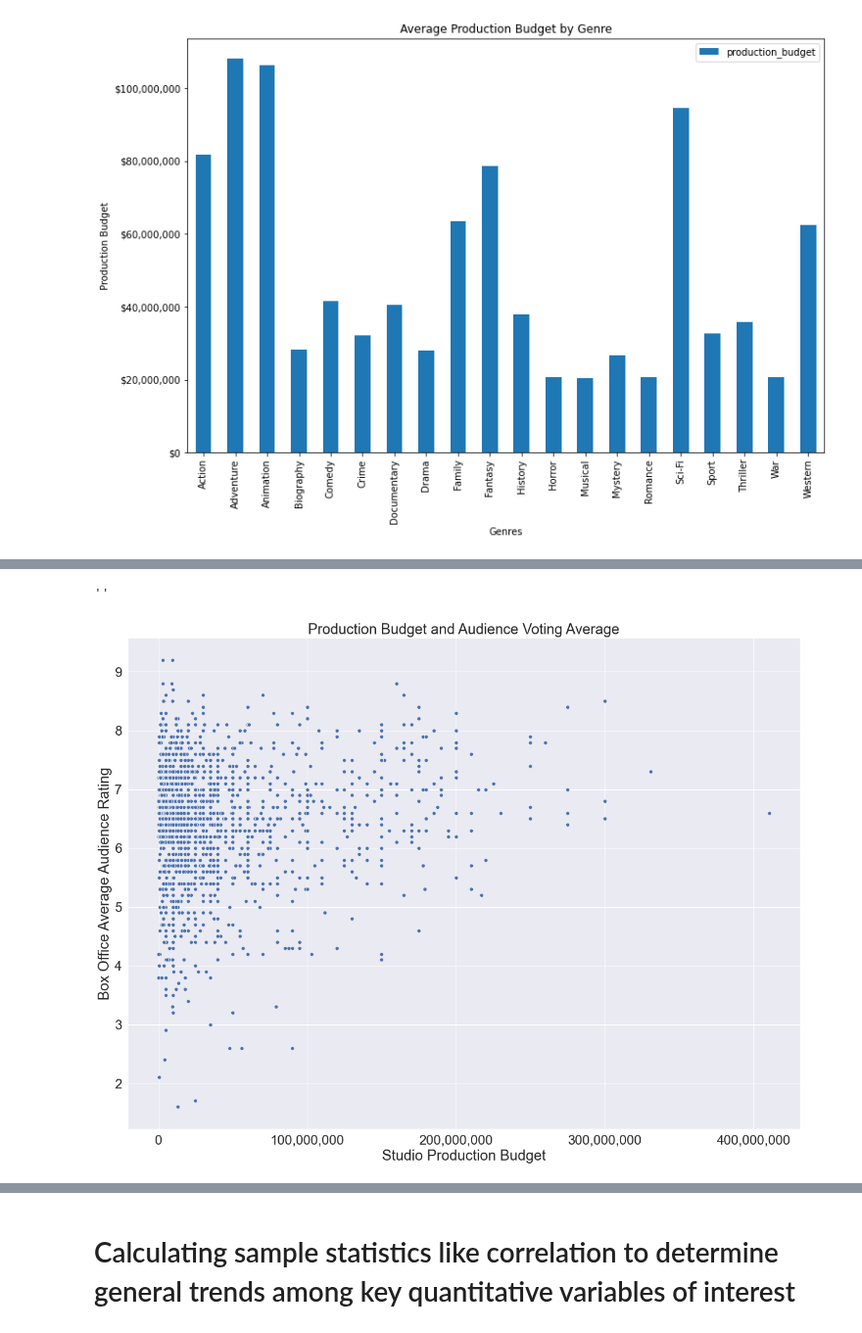
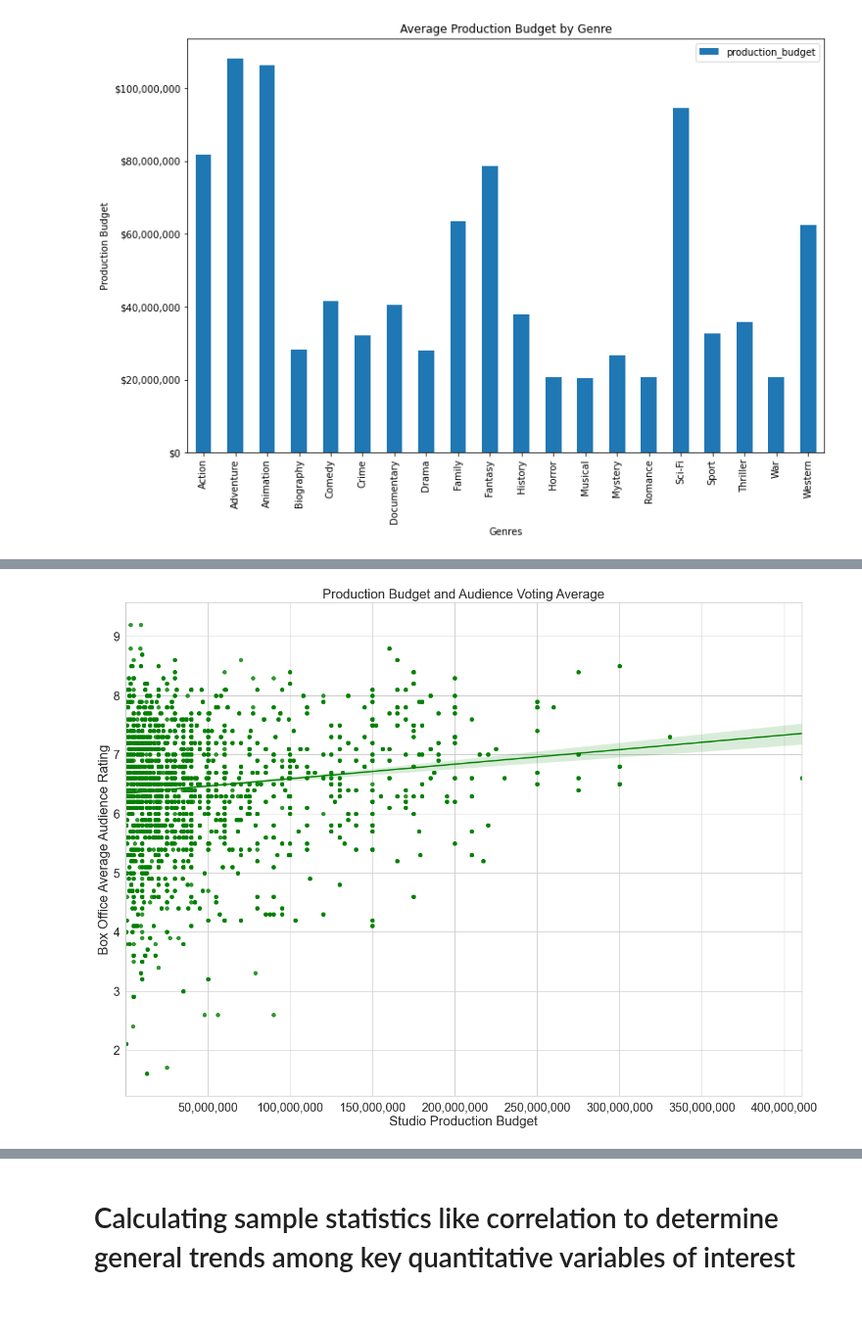
Before and after one commit to jacrivera/AI-Academy-Semester-1-Capstone-Group-5, a Jupyter notebook: Jack-personal-workbook1.ipynb, the cells around one changed output, grey strips where cells are left out. Shown at 98% size. Saved outputs shown, nothing was run; the diff lists cells and outputs as text; code cells hidden in the pictures.

```diff
--- a/Jack-personal-workbook1.ipynb
+++ b/Jack-personal-workbook1.ipynb
@@ -300,14 +304,15 @@ ax.set_yticklabels(yticks);
 # %%
-sns.set_theme(style="darkgrid",palette= "deep", font_scale=2,color_codes = True)
-ax = sns.scatterplot(x="production_budget",
-y="averagerating",
-data=master_df)
+sns.set_theme(style="whitegrid",palette= "deep", font_scale=1.8,color_codes = True)
+ax = sns.regplot(x="production_budget",
+                    y="averagerating",
+                    data=master_df,
+                color = "green")
 plt.title("Production Budget and Audience Voting Average")
 plt.ylabel("Box Office Average Audience Rating")
 plt.xlabel("Studio Production Budget")
-ax.set_xticklabels(['-100,000,000',"0", "100,000,000","200,000,000","300,000,000","400,000,000",'500,000,000']);
-;
+ax.set_xticklabels(["0",'50,000,000', "100,000,000",
+                    "150,000,000","200,000,000","250,000,000",
+                   '300,000,000',"350,000,000","400,000,000","450,000,000"]);
 # %% [output]
-''
-[figure, old version]
+[figure, new version]
 # %%
```
Also changed, not shown: parts of 8 cells of this notebook.
